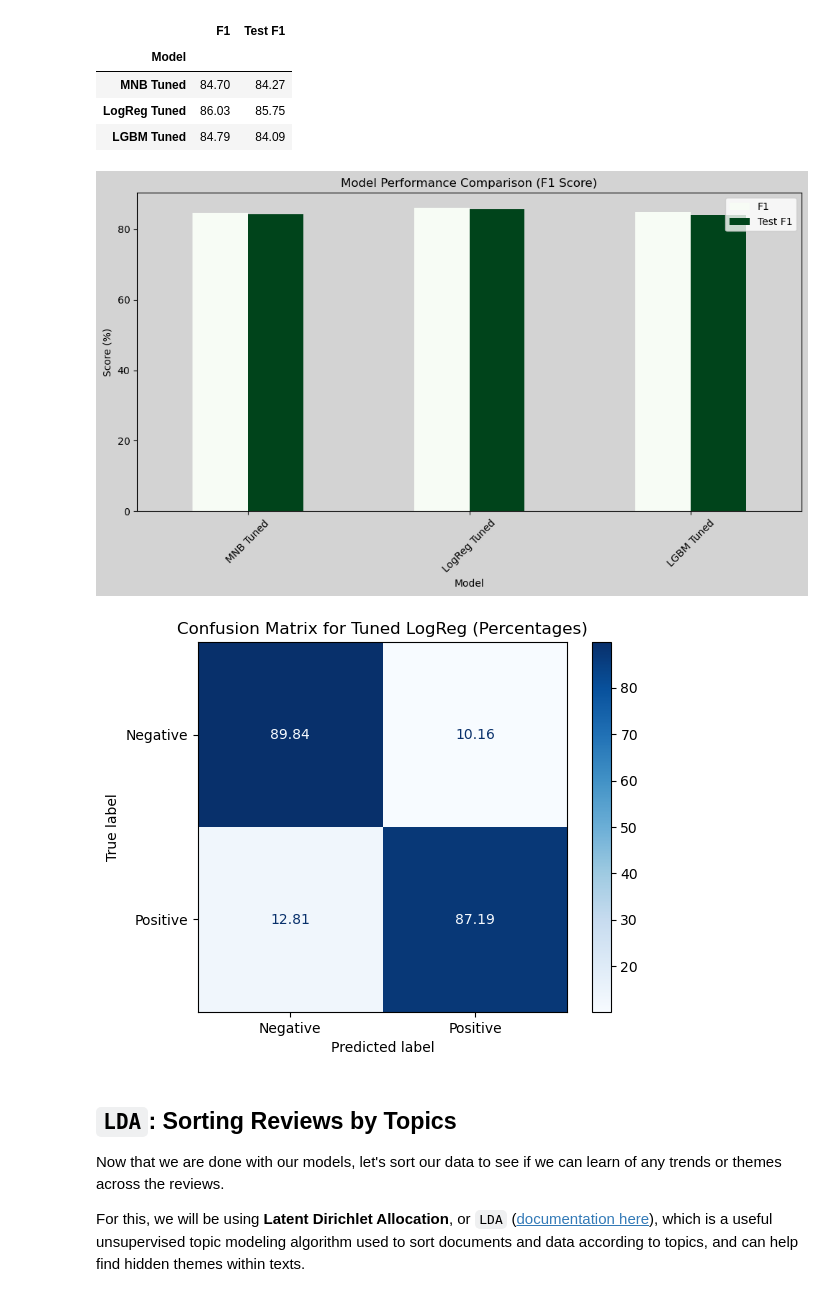
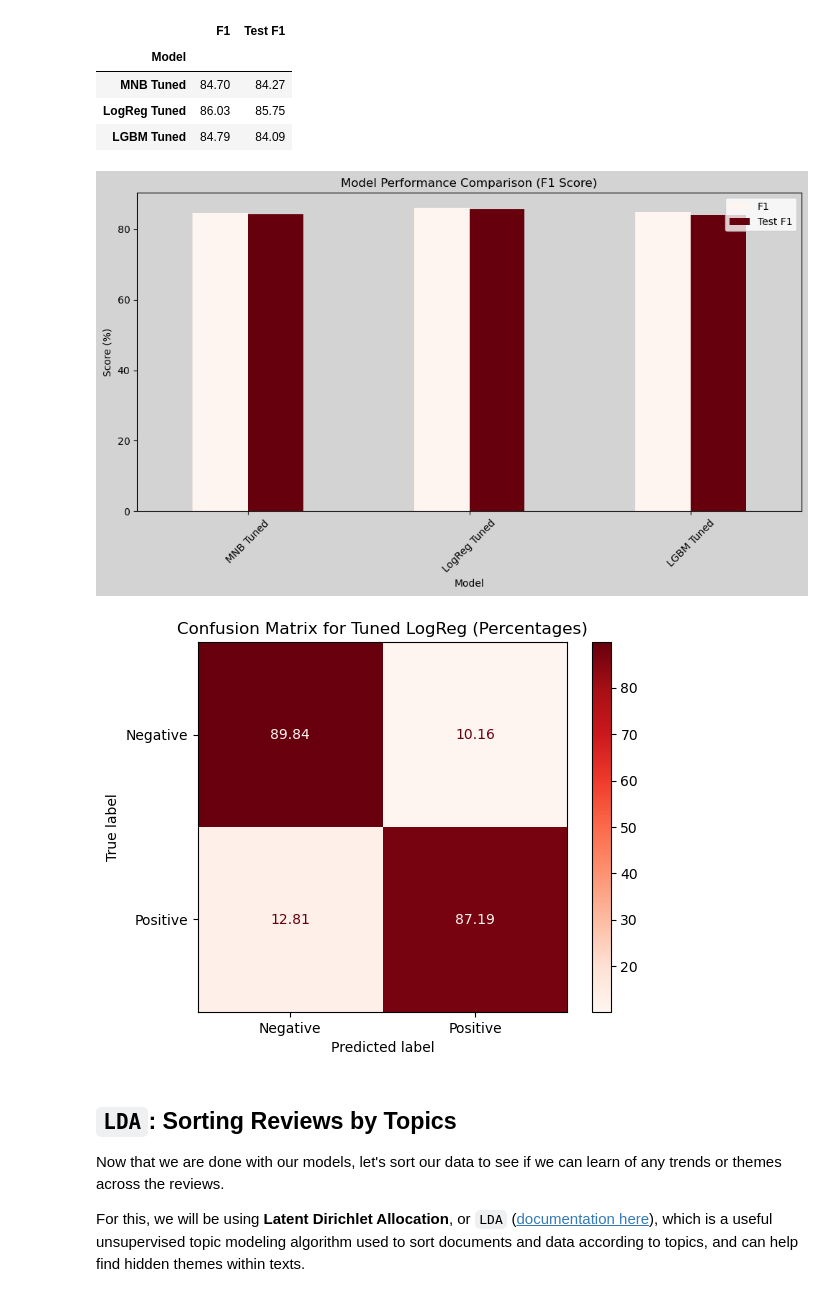
Before and after one commit to momopajamas/predicting_netflix_user_reviews, a Jupyter notebook: notebook.ipynb, the cells around one changed output. Cells and saved outputs as stored; diff of their text form; code cells hidden in the pictures.

Commit message:
Notebook-Color coding graphs

```diff
--- a/notebook.ipynb
+++ b/notebook.ipynb
@@ -898,7 +898,7 @@ test_results_float
 | LGBM Tuned | 84.79 | 84.09 |
 # %%
 # plotting test results bar chart
-ax = test_results_float.plot(kind='bar', figsize=(10, 6), cmap='Greens', rot=45)
+ax = test_results_float.plot(kind='bar', figsize=(10, 6), cmap='Reds', rot=45)
 
 # Change the background color to gray
 plt.gcf().set_facecolor('lightgray')
@@ -913,18 +913,18 @@ plt.savefig("images/final_results_barchart.png", dpi=300, bbox_inches='tight')
 
 plt.show();
 # %% [output]
-[figure, old version]
+[figure, new version]
 # %%
 cm = confusion_matrix(y_test, y_test_pred_tuned_logreg)
 cm_percent = cm.astype('float') / cm.sum(axis=1, keepdims=True) * 100  # converting to percentages
 
 cm_display = ConfusionMatrixDisplay(confusion_matrix=cm_percent, display_labels=['Negative', 'Positive'])
-cm_display.plot(cmap=plt.cm.Blues, values_format=".2f")  # format to 2 decimal places
+cm_display.plot(cmap=plt.cm.Reds, values_format=".2f")  # format to 2 decimal places
 plt.savefig('images/confusion_matrix.png', dpi=300, bbox_inches='tight')  # saving the image
 plt.title('Confusion Matrix for Tuned LogReg (Percentages)')
 plt.show()
 # %% [output]
-[figure, old version]
+[figure, new version]
 # %% [markdown]
 ## `LDA`: Sorting Reviews by Topics
 
```
Also changed, not shown: parts of 2 cells of this notebook, 2 other files.
